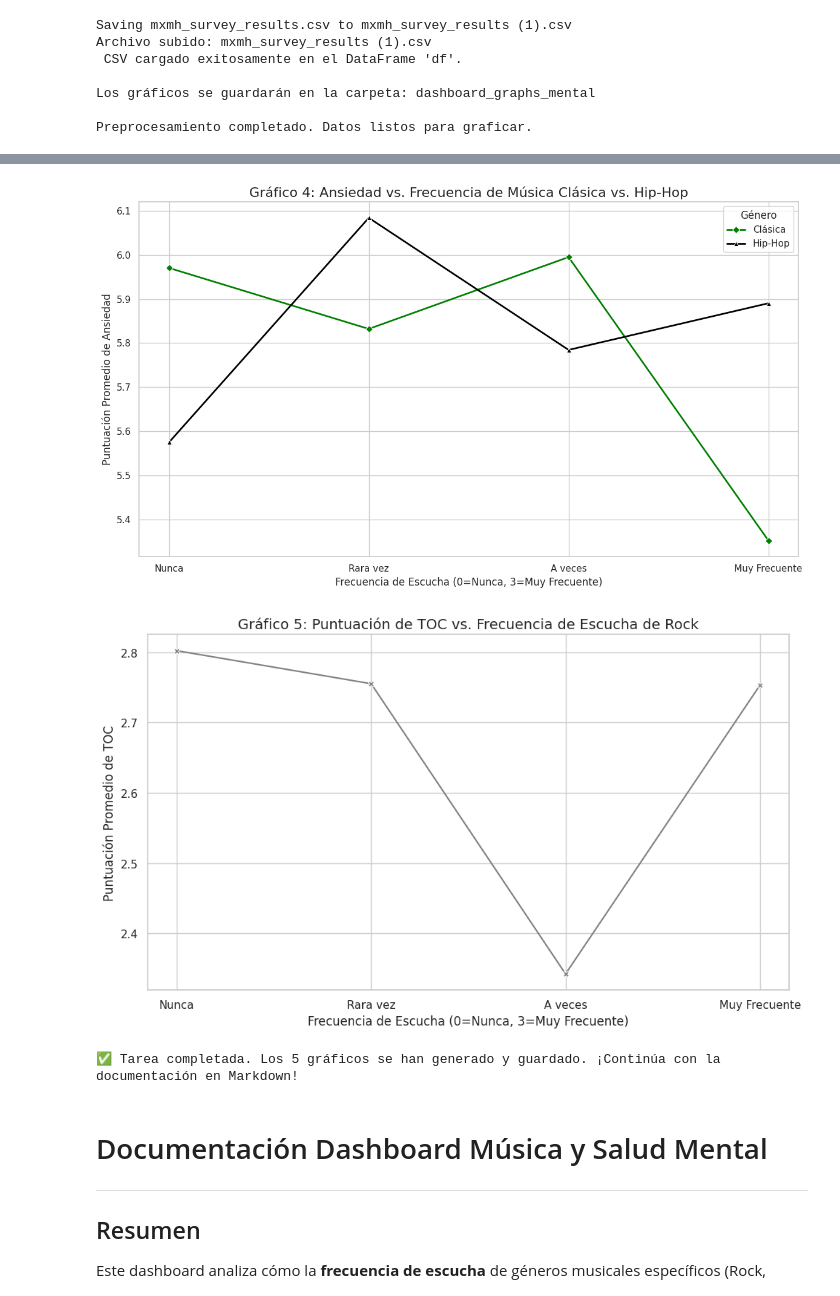
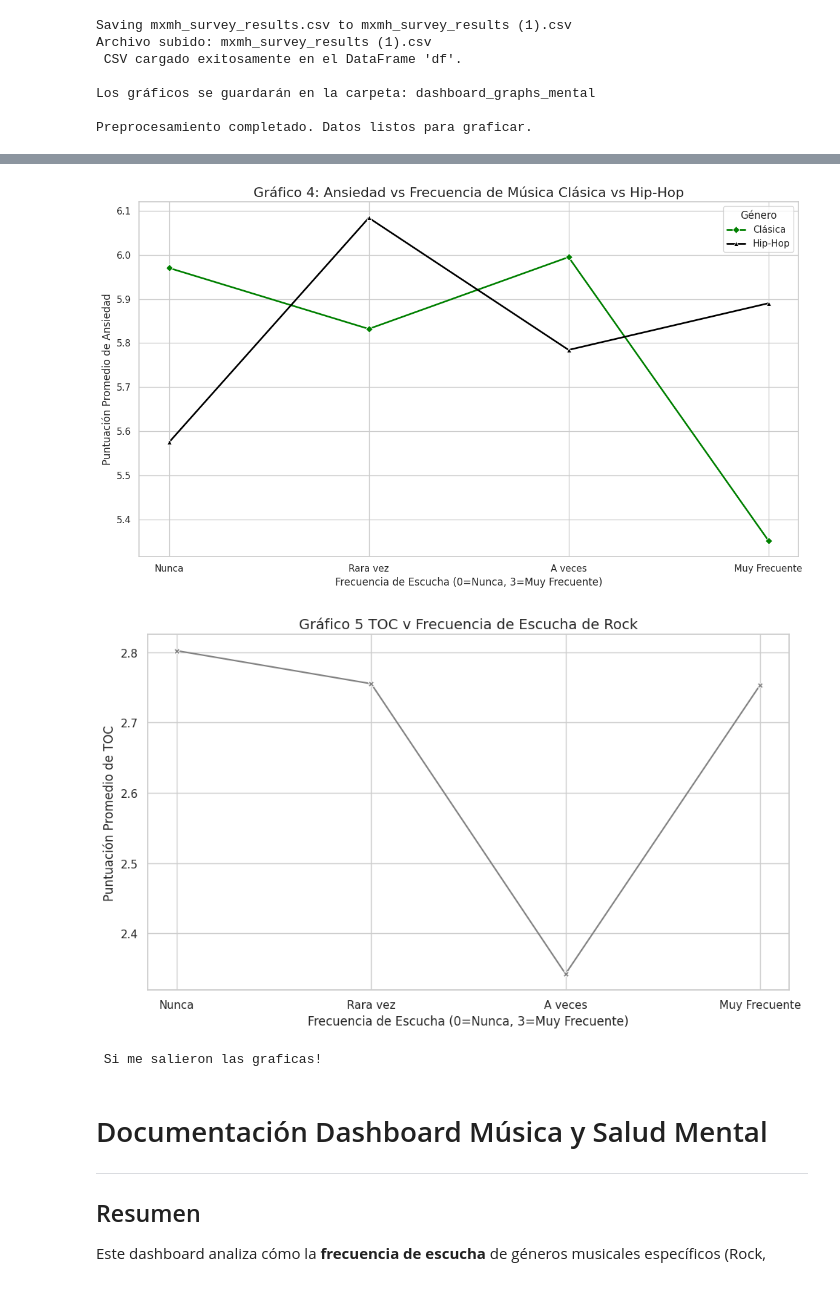
Before and after one commit to ct24-saretmedina/Repositorio_Saret_Medina, a Jupyter notebook: Mini_Proyecto_Dashboard_Personal.ipynb, the cells around one changed output, grey strips where cells are left out. Saved outputs shown, nothing was run; the diff lists cells and outputs as text; code cells hidden in the pictures.

```diff
--- a/Mini_Proyecto_Dashboard_Personal.ipynb
+++ b/Mini_Proyecto_Dashboard_Personal.ipynb
@@ -94,11 +94,11 @@ Preprocesamiento completado. Datos listos para graficar.
 
 if 'df' in locals() and not df.empty and 'df_rock_trend' in locals():
 
-    # --- Gráfico 1: Ansiedad vs. Frecuencia de Rock (Historia Simple) ---
+    # --- Gráfico 1: Ansiedad vs Rock ( ---
     plt.figure(figsize=(10, 6))
     sns.lineplot(x=GENERO_1, y='Anxiety', data=df_rock_trend,
                  marker='o', color='red', linewidth=3)
-    plt.title('Gráfico 1: Ansiedad vs. Frecuencia de Escucha de Rock', fontsize=14)
+    plt.title('Gráfico 1: Ansiedad vs Frecuencia de Escucha de Rock', fontsize=14)
     plt.xlabel('Frecuencia de Escucha (0=Nunca, 3=Muy Frecuente)', fontsize=12)
     plt.ylabel('Puntuación Promedio de Ansiedad', fontsize=12)
     plt.xticks([0, 1, 2, 3], ['Nunca', 'Rara vez', 'A veces', 'Muy Frecuente'])
@@ -106,14 +106,14 @@ if 'df' in locals() and not df.empty and 'df_rock_trend' in locals():
     plt.savefig(os.path.join(OUTPUT_DIR, '01_Ansiedad_Rock.png'))
     plt.show()
 
-    # --- Gráfico 2: Comparación: Depresión por Frecuencia de Rock vs. Clásica (Múltiples Variables 1/2) ---
+    # --- Gráfico 2:Depresión por Frecuencia de Rock vs Clásica  ---
     plt.figure(figsize=(12, 7))
     sns.lineplot(x=GENERO_1, y='Depression', data=df_rock_trend,
                  label='Rock', color='darkred', linestyle='--', linewidth=2.5)
     sns.lineplot(x=GENERO_2, y='Depression', data=df_classical_trend,
                  label='Clásica', color='teal', linestyle='-', linewidth=2.5)
 
-    plt.title('Gráfico 2: Depresión vs. Frecuencia de Rock vs. Música Clásica', fontsize=16)
+    plt.title('Gráfico 2: Depresión vs Frecuencia de Rock vs Música Clásica', fontsize=16)
     plt.xlabel('Frecuencia de Escucha (0=Nunca, 3=Muy Frecuente)', fontsize=12)
     plt.ylabel('Puntuación Promedio de Depresión', fontsize=12)
     plt.xticks([0, 1, 2, 3], ['Nunca', 'Rara vez', 'A veces', 'Muy Frecuente'])
@@ -122,12 +122,12 @@ if 'df' in locals() and not df.empty and 'df_rock_trend' in locals():
     plt.savefig(os.path.join(OUTPUT_DIR, '02_Depresion_Rock_vs_Clasica.png'))
     plt.show()
 
-    # --- Gráfico 3: Insomnio vs. Frecuencia de Hip-Hop ---
+    # --- Gráfico 3 Insomnio vs Frecuencia de Hip-Hop ---
     plt.figure(figsize=(10, 6))
     sns.lineplot(x=GENERO_3, y='Insomnia', data=df_hiphop_trend,
                  marker='s', color='orange', linestyle=':', linewidth=2)
 
-    plt.title('Gráfico 3: Insomnio vs. Frecuencia de Escucha de Hip-Hop', fontsize=14)
+    plt.title('Gráfico 3: Insomnio vs Frecuencia de Escucha de Hip-Hop', fontsize=14)
     plt.xlabel('Frecuencia de Escucha (0=Nunca, 3=Muy Frecuente)')
     plt.ylabel('Puntuación Promedio de Insomnio')
     plt.xticks([0, 1, 2, 3], ['Nunca', 'Rara vez', 'A veces', 'Muy Frecuente'])
@@ -135,14 +135,14 @@ if 'df' in locals() and not df.empty and 'df_rock_trend' in locals():
     plt.savefig(os.path.join(OUTPUT_DIR, '03_Insomnio_Hiphop.png'))
     plt.show()
 
-    # --- Gráfico 4: Comparación: Ansiedad por Frecuencia de Clásica vs. Hip-Hop (Múltiples Variables 2/2) ---
+    # --- Gráfico 4 Ansiedad por Frecuencia de Clásica vs Hip-Hop ---
     plt.figure(figsize=(12, 7))
     sns.lineplot(x=GENERO_2, y='Anxiety', data=df_classical_trend,
                  label='Clásica', color='green', marker='D', linewidth=2)
     sns.lineplot(x=GENERO_3, y='Anxiety', data=df_hiphop_trend,
                  label='Hip-Hop', color='black', marker='^', linewidth=2)
 
-    plt.title('Gráfico 4: Ansiedad vs. Frecuencia de Música Clásica vs. Hip-Hop', fontsize=16)
+    plt.title('Gráfico 4: Ansiedad vs Frecuencia de Música Clásica vs Hip-Hop', fontsize=16)
     plt.xlabel('Frecuencia de Escucha (0=Nunca, 3=Muy Frecuente)', fontsize=12)
     plt.ylabel('Puntuación Promedio de Ansiedad', fontsize=12)
     plt.xticks([0, 1, 2, 3], ['Nunca', 'Rara vez', 'A veces', 'Muy Frecuente'])
@@ -151,12 +151,12 @@ if 'df' in locals() and not df.empty and 'df_rock_trend' in locals():
     plt.savefig(os.path.join(OUTPUT_DIR, '04_Ansiedad_Clasica_vs_Hiphop.png'))
     plt.show()
 
-    # --- Gráfico 5: Puntuación de TOC vs. Frecuencia de Rock ---
+    # --- Gráfico 5:  TOC vs  Rock ---
     plt.figure(figsize=(10, 6))
     sns.lineplot(x=GENERO_1, y='OCD', data=df_rock_trend,
                  marker='X', color='gray', linestyle='-', linewidth=1.5)
 
-    plt.title('Gráfico 5: Puntuación de TOC vs. Frecuencia de Escucha de Rock', fontsize=14)
+    plt.title('Gráfico 5 TOC v Frecuencia de Escucha de Rock', fontsize=14)
     plt.xlabel('Frecuencia de Escucha (0=Nunca, 3=Muy Frecuente)')
     plt.ylabel('Puntuación Promedio de TOC')
     plt.xticks([0, 1, 2, 3], ['Nunca', 'Rara vez', 'A veces', 'Muy Frecuente'])
@@ -164,8 +164,8 @@ if 'df' in locals() and not df.empty and 'df_rock_trend' in locals():
     plt.savefig(os.path.join(OUTPUT_DIR, '05_OCD_Rock.png'))
     plt.show()
 
-    print("\n Tarea completada. Los 5 gráficos se han generado y guardado. ¡Continúa con la documentación en Markdown!")
+    print("\n Si me salieron las graficas!")
 else:
-    print("\n No se pudieron generar los gráficos porque el DataFrame no se cargó correctamente.")
+    print("\n No me salieron las graficas")
 # %% [output]
 [figure]
@@ -173,7 +173,7 @@ else:
 [figure]
-[figure, old version]
+[figure, new version]
-[figure, old version]
+[figure, new version]
-✅ Tarea completada. Los 5 gráficos se han generado y guardado. ¡Continúa con la documentación en Markdown!
+ Si me salieron las graficas!
 # %% [markdown]
 #  Documentación Dashboard Música y Salud Mental
 
```
Also changed, not shown: parts of 1 cell of this notebook.
